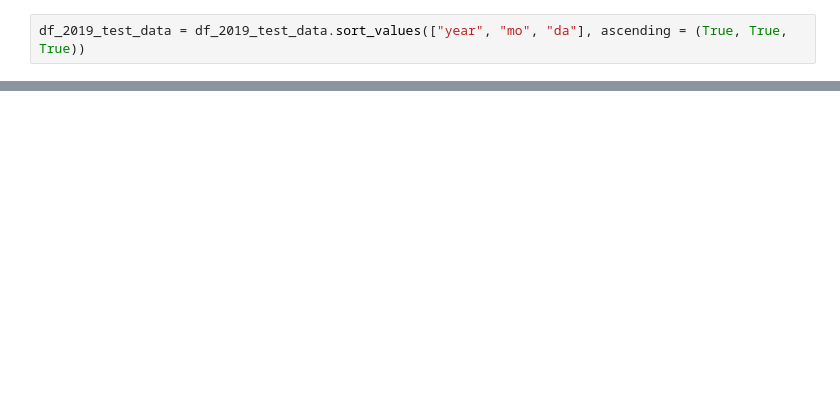
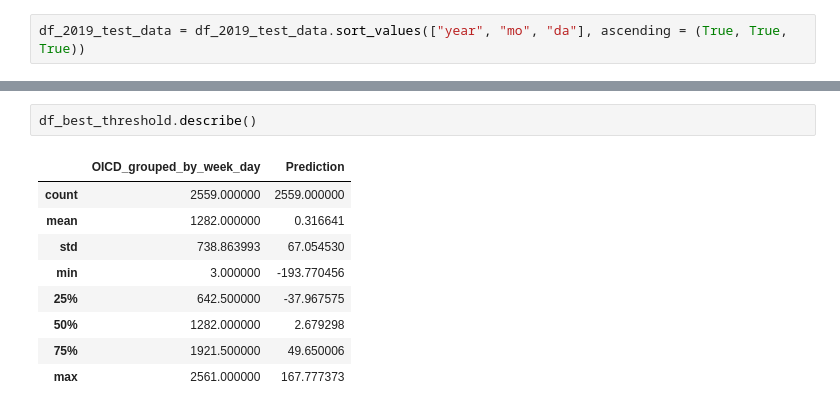
Before and after one commit to buchananwill/JupyterNotebookLBD, a Jupyter notebook: scientificProject/notebooks/Colab_notebook_template.ipynb, the cells around one changed output, grey strips where cells are left out. Drawn from its saved outputs; the diff is of its cells as text; blank space fills up the shorter version.

```diff
--- a/scientificProject/notebooks/Colab_notebook_template.ipynb
+++ b/scientificProject/notebooks/Colab_notebook_template.ipynb
@@ -1087,0 +1183,12 @@ df_2019_test_data.head()
+# %%
+df_best_threshold.describe()
+# %% [output]
+|  | OICD_grouped_by_week_day | Prediction |
+| count | 2559.000000 | 2559.000000 |
+| mean | 1282.000000 | 0.316641 |
+| std | 738.863993 | 67.054530 |
+| min | 3.000000 | -193.770456 |
+| 25% | 642.500000 | -37.967575 |
+| 50% | 1282.000000 | 2.679298 |
+| 75% | 1921.500000 | 49.650006 |
+| max | 2561.000000 | 167.777373 |
```
Also changed, not shown: parts of 17 cells of this notebook.
